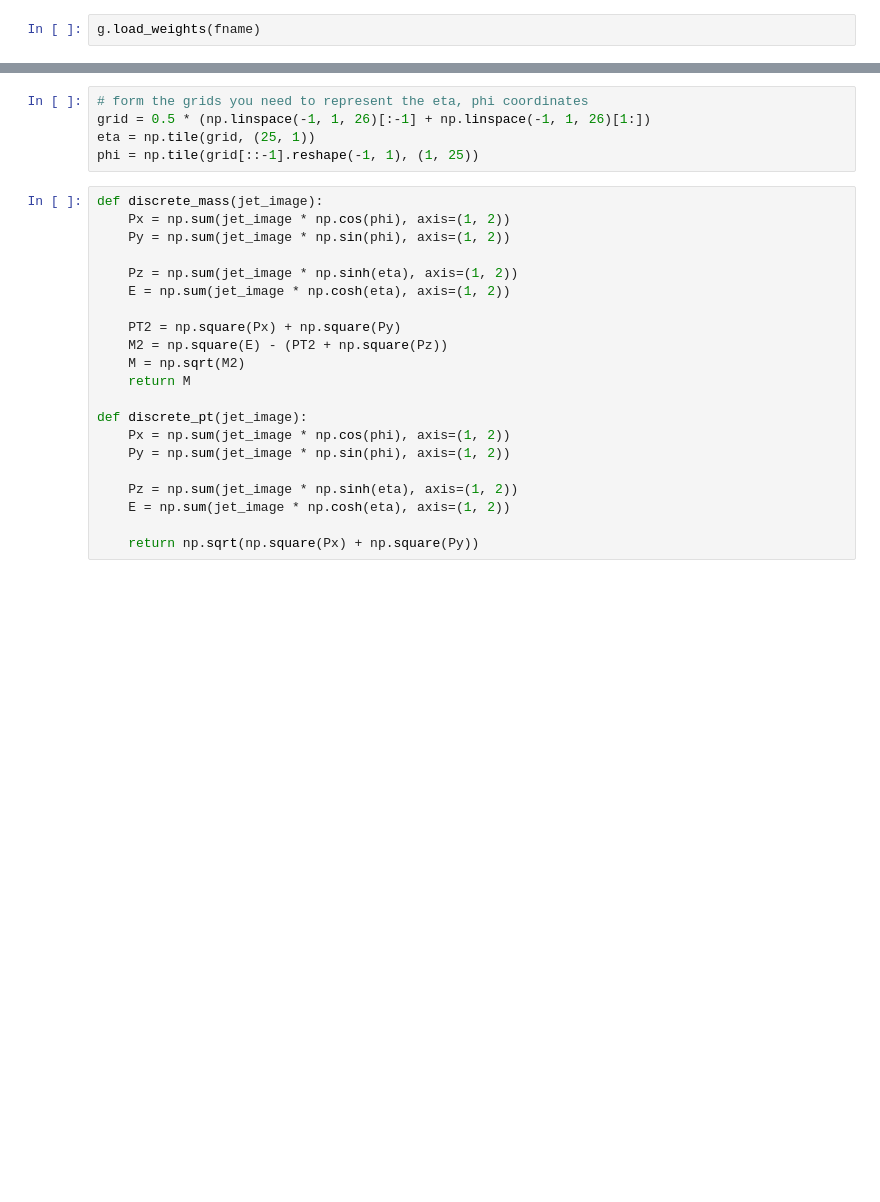
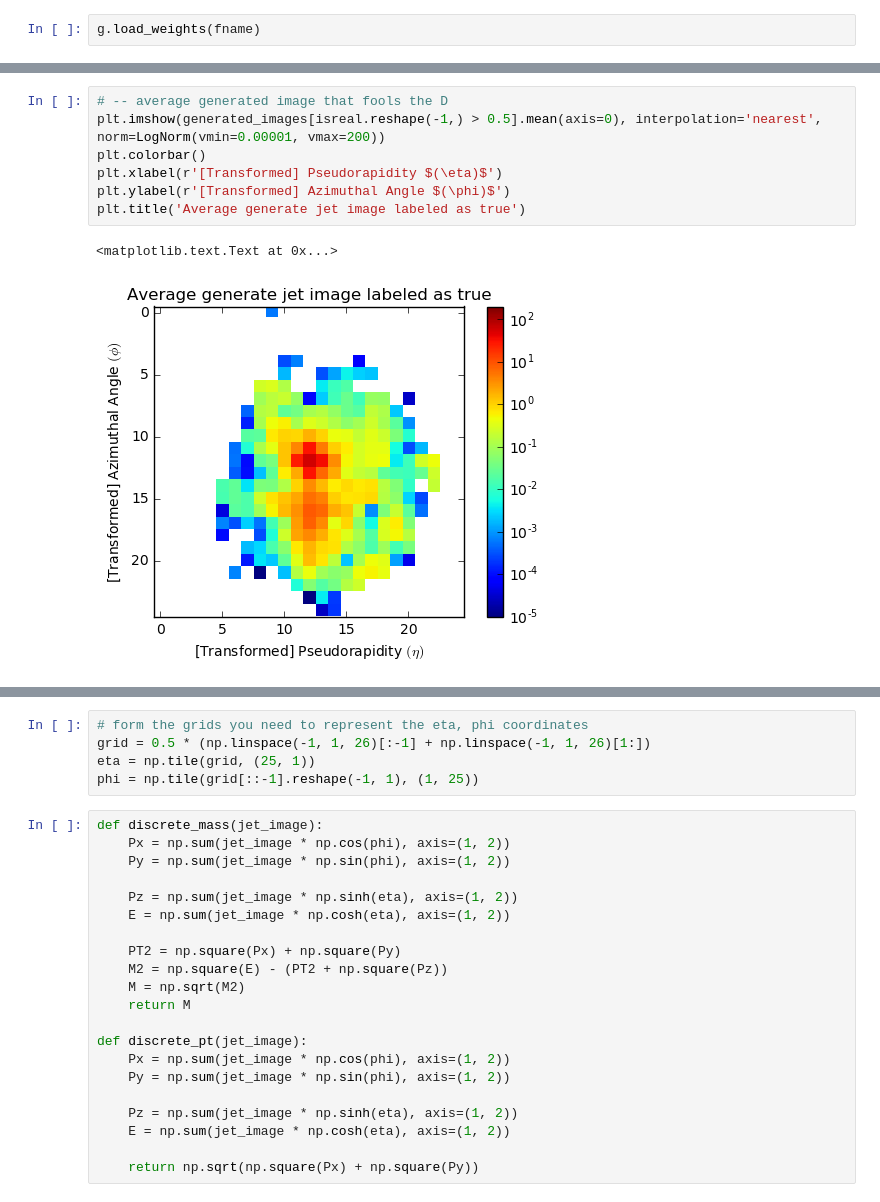
Before and after one commit to hep-lbdl/adversarial-jets, a Jupyter notebook: models/jet-gan.ipynb, the cells around one changed output, grey strips where cells are left out. Cells and saved outputs as stored; diff of their text form; blank space fills up the shorter version.

```diff
--- a/models/jet-gan.ipynb
+++ b/models/jet-gan.ipynb
@@ -70,0 +121,10 @@ plt.colorbar()
+# %%
+# -- average generated image that fools the D
+plt.imshow(generated_images[isreal.reshape(-1,) > 0.5].mean(axis=0), interpolation='nearest', norm=LogNorm(vmin=0.00001, vmax=200))
+plt.colorbar()
+plt.xlabel(r'[Transformed] Pseudorapidity $(\eta)$')
+plt.ylabel(r'[Transformed] Azimuthal Angle $(\phi)$')
+plt.title('Average generate jet image labeled as true')
+# %% [output]
+<matplotlib.text.Text at 0x...>
+[figure, added]
```
Also changed, not shown: parts of 77 cells of this notebook.
